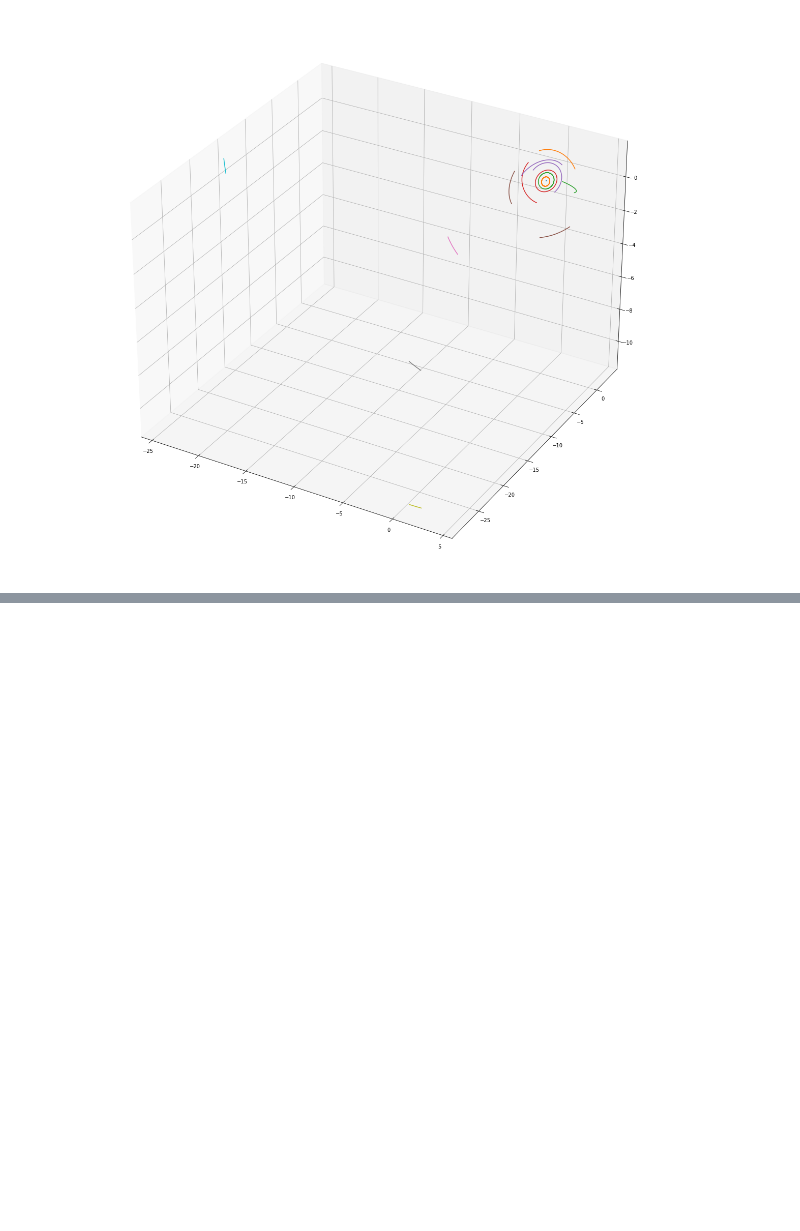
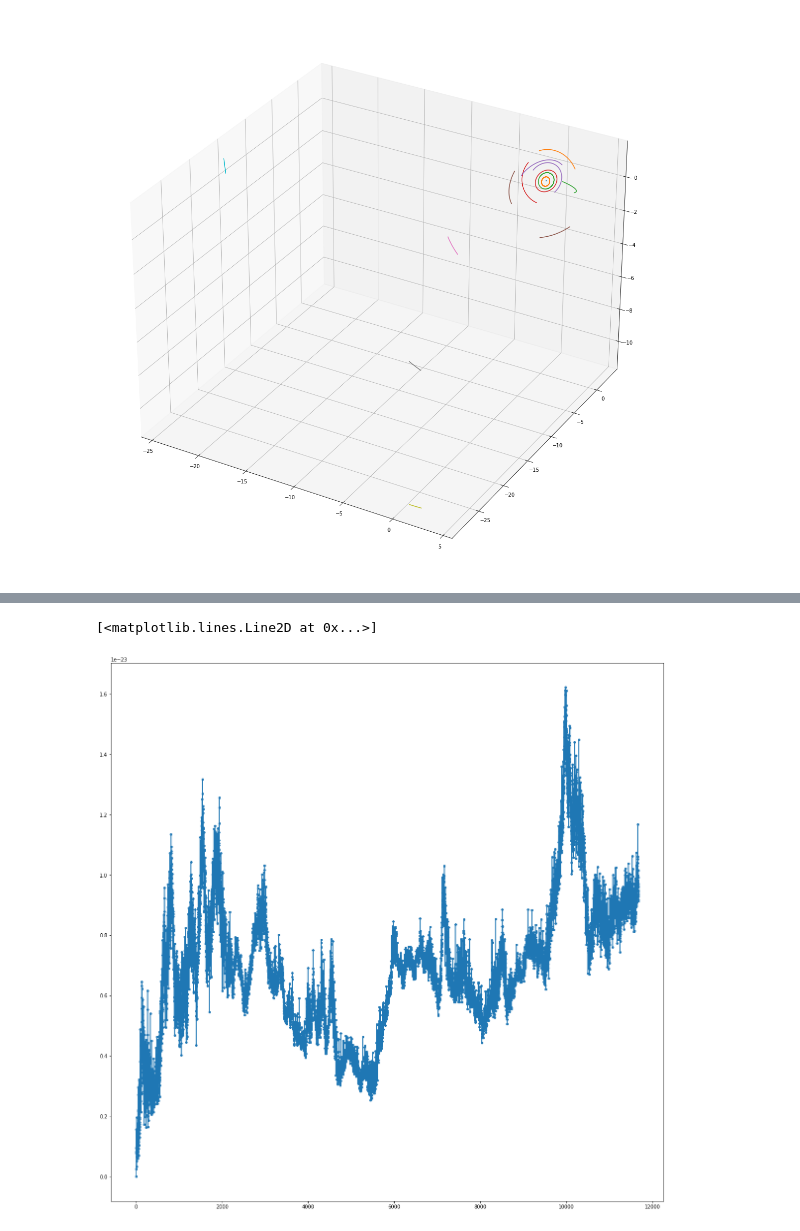
Before and after one commit to S1ckick/Nbodies, a Jupyter notebook: NBodies/Untitled.ipynb, the cells around one changed output, grey strips where cells are left out. Cells and saved outputs as stored; diff of their text form; code cells hidden in the pictures; blank space fills up the shorter version.

```diff
--- a/NBodies/Untitled.ipynb
+++ b/NBodies/Untitled.ipynb
@@ -159,0 +177,7 @@ plt.savefig('anime2.png', dpi=300)
+# %%
+figure, axes = plt.subplots(figsize = (20,20))
+
+axes.plot(list(map(float, impulse)),linestyle='solid', marker='o', markersize=4, label='|X-X0|')
+# %% [output]
+[<matplotlib.lines.Line2D at 0x...>]
+[figure, added]
```
Also changed, not shown: parts of 9 cells of this notebook, 15 other files.
